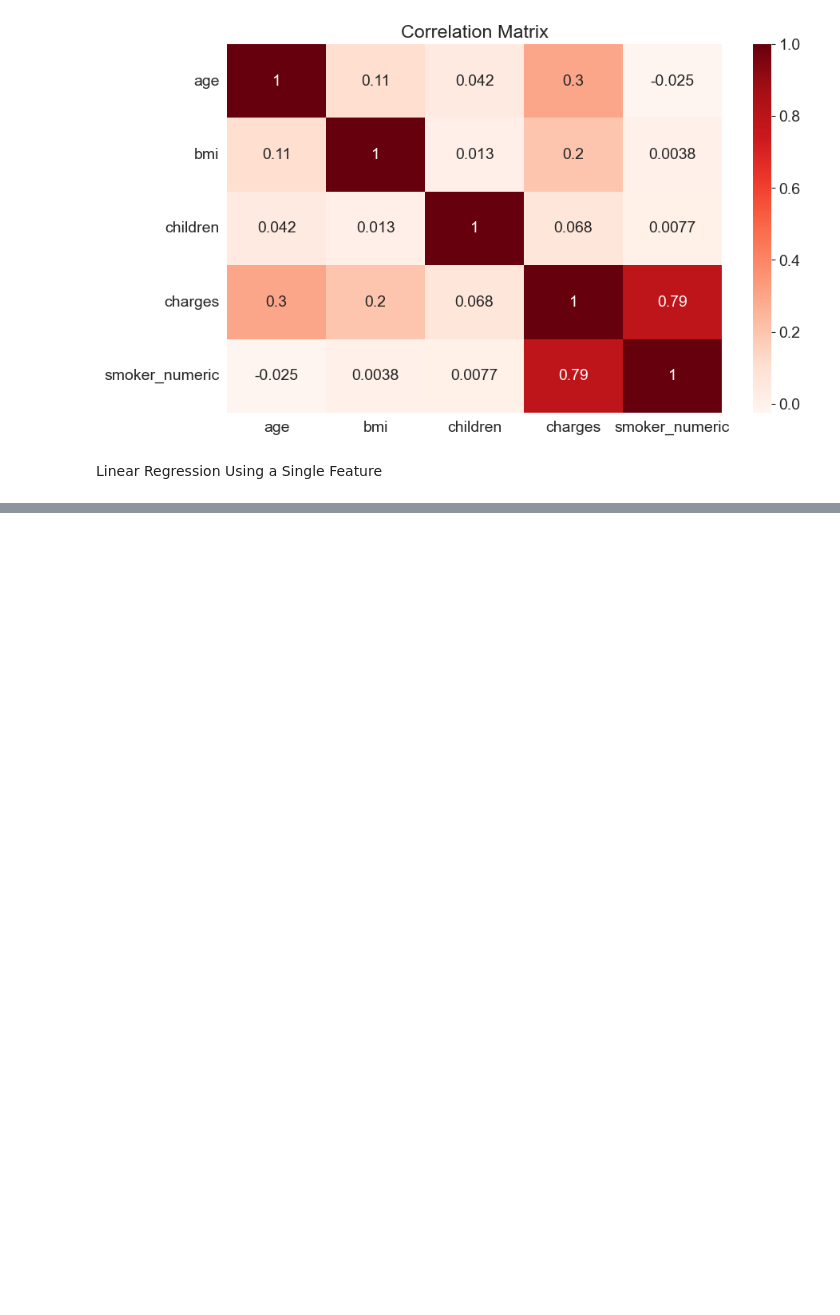
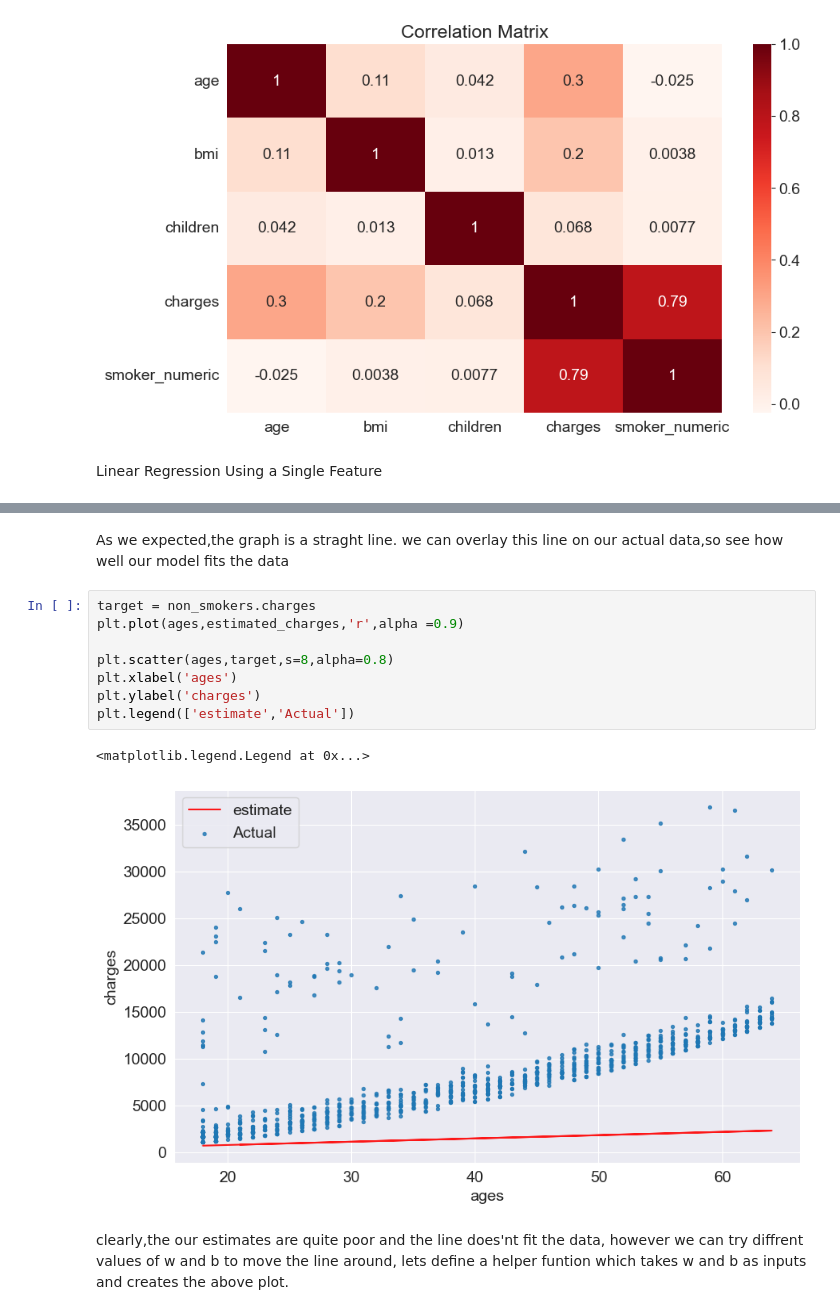
Before and after one commit to mohdfadi/sklearn, a Jupyter notebook: projects/medical expenses/medical_expans.ipynb, the cells around one changed output, grey strips where cells are left out. Drawn from its saved outputs; the diff is of its cells as text; blank space fills up the shorter version.

Commit message:
trained first model

```diff
--- a/projects/medical expenses/medical_expans.ipynb
+++ b/projects/medical expenses/medical_expans.ipynb
@@ -202,0 +288,15 @@ Linear Regression Using a Single Feature
+# %% [markdown]
+As we expected,the graph is a straght line. we can overlay this line on our actual data,so see how well our model fits the data
+# %%
+target = non_smokers.charges
+plt.plot(ages,estimated_charges,'r',alpha =0.9)
+
+plt.scatter(ages,target,s=8,alpha=0.8)
+plt.xlabel('ages')
+plt.ylabel('charges')
+plt.legend(['estimate','Actual'])
+# %% [output]
+<matplotlib.legend.Legend at 0x...>
+[figure, added]
+# %% [markdown]
+clearly,the our estimates are quite poor and the line does'nt fit the data, however we can try diffrent values of w and b to move the line around, lets define a helper funtion which takes w and b as inputs and creates the above plot.
```
Also changed, not shown: parts of 55 cells of this notebook.
